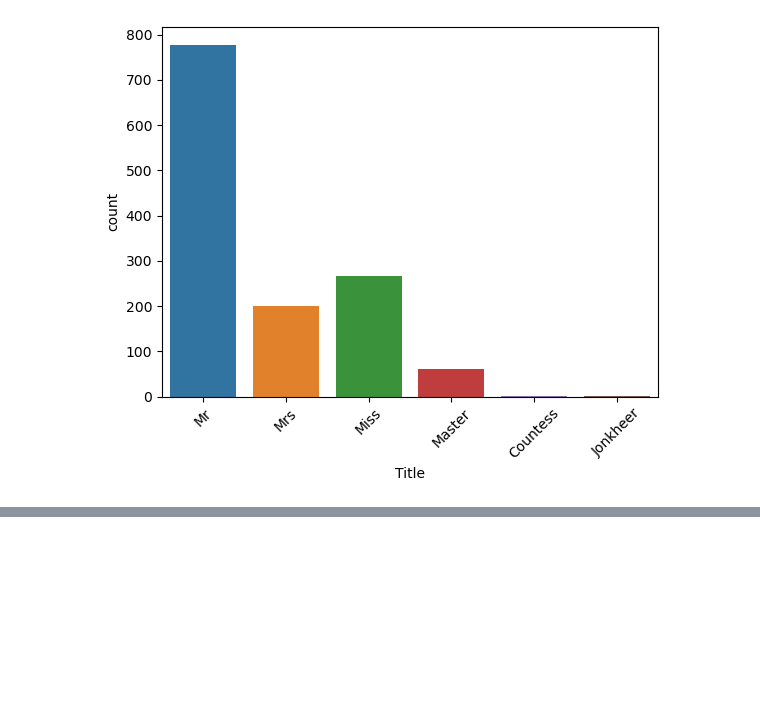
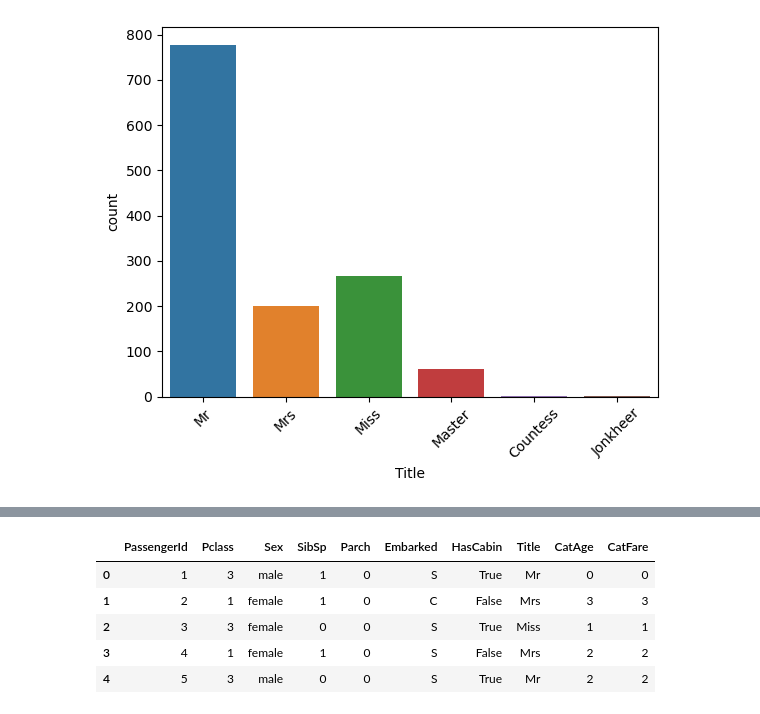
Before and after one commit to gaukje/Lab-1, a Jupyter notebook: lab2/lab2.ipynb, the cells around one changed output, grey strips where cells are left out. Saved outputs shown, nothing was run; the diff lists cells and outputs as text; code cells hidden in the pictures; blank space fills up the shorter version.

```diff
--- a/lab2/lab2.ipynb
+++ b/lab2/lab2.ipynb
@@ -143,3 +143,7 @@ plt.xticks(rotation=45)
   Text(4, 0, 'Countess'),
   Text(5, 0, 'Jonkheer')])
 [figure]
+# %%
+df['CatAge'] = pd.qcut(df["Age"], q=4, labels=False )
+df['CatFare'] = pd.qcut(df["Age"], q=4, labels=False)
+df.head()
@@ -145,0 +157,10 @@ plt.xticks(rotation=45)
+# %%
+df = df.drop(["Age", "Fare", "Cabin", "Name", "Ticket"], axis=1)
+df.head()
+# %% [output]
+|  | PassengerId | Pclass | Sex | SibSp | Parch | Embarked | HasCabin | Title | CatAge | CatFare |
+| 0 | 1 | 3 | male | 1 | 0 | S | True | Mr | 0 | 0 |
+| 1 | 2 | 1 | female | 1 | 0 | C | False | Mrs | 3 | 3 |
+| 2 | 3 | 3 | female | 0 | 0 | S | True | Miss | 1 | 1 |
+| 3 | 4 | 1 | female | 1 | 0 | S | False | Mrs | 2 | 2 |
+| 4 | 5 | 3 | male | 0 | 0 | S | True | Mr | 2 | 2 |
```
Also changed, not shown: parts of 1 cell of this notebook.
